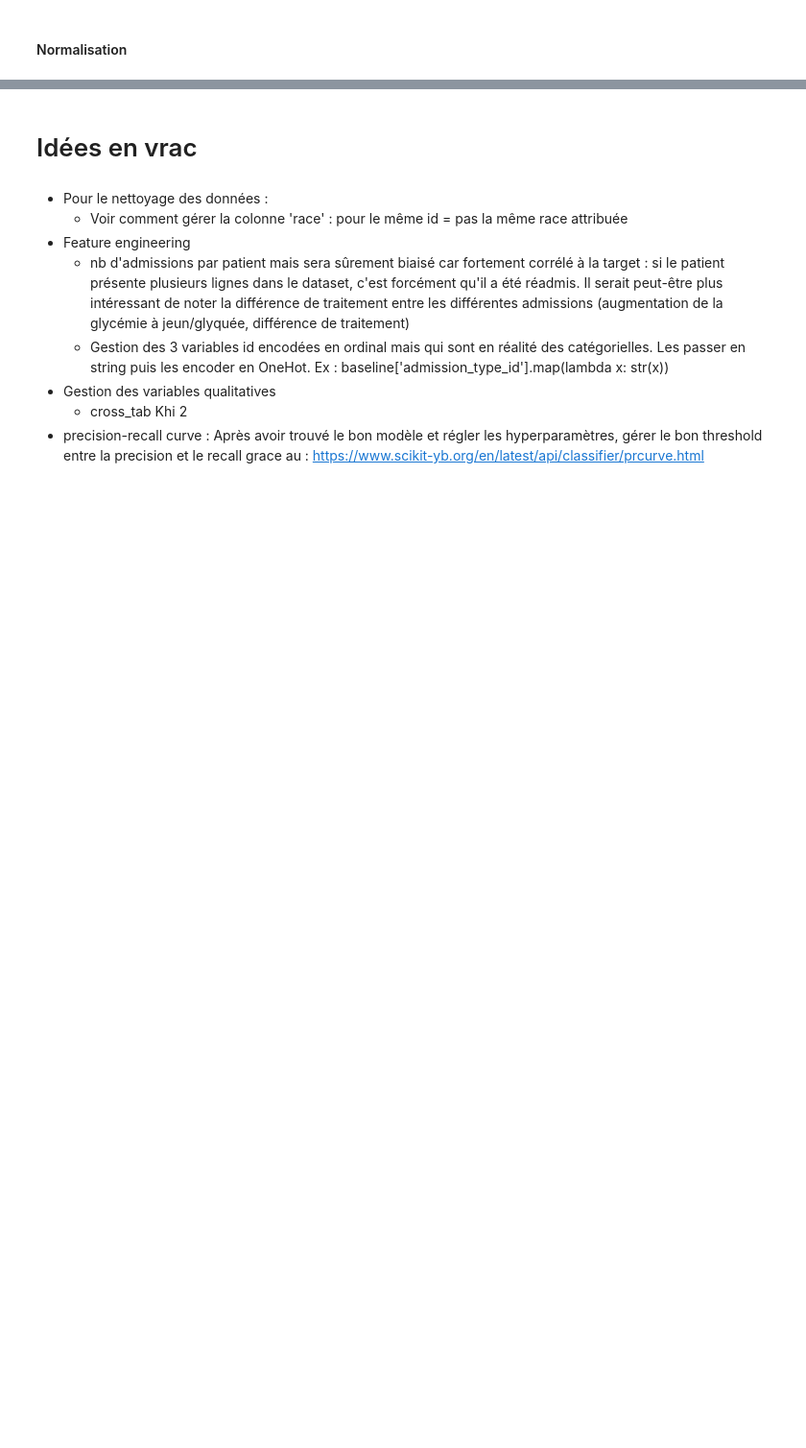
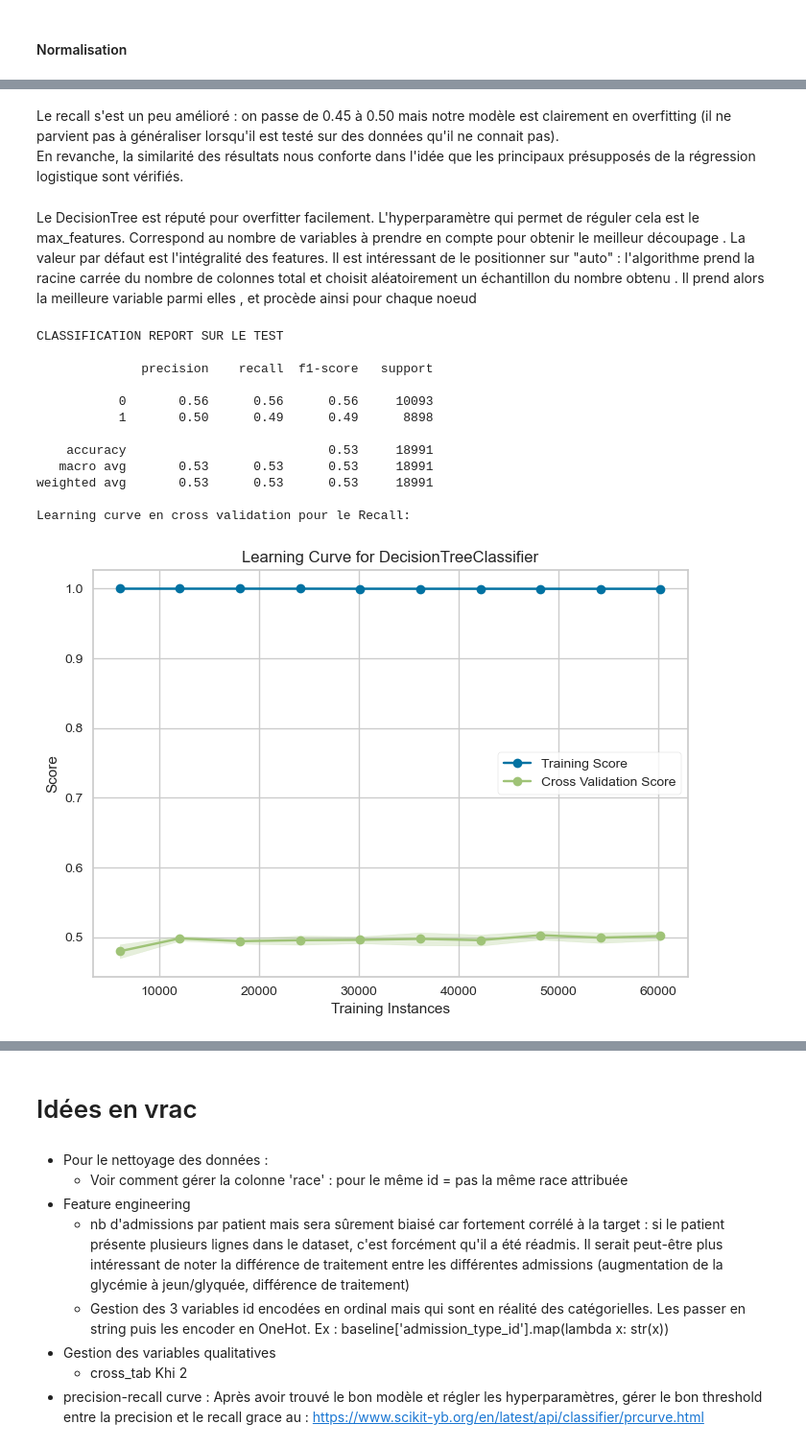
Before and after one commit to Gwendelina/130US_diabete, a Jupyter notebook: 130US_diabete.ipynb, the cells around one changed output, grey strips where cells are left out. Shown at 96% size. Saved outputs shown, nothing was run; the diff lists cells and outputs as text; code cells hidden in the pictures; blank space fills up the shorter version.

```diff
--- a/130US_diabete.ipynb
+++ b/130US_diabete.ipynb
@@ -2199,0 +2452,28 @@ On veut utiliser ce modèle car il est très simple à interpréter et permet de
+# %% [markdown]
+Le recall s'est un peu amélioré : on passe de 0.45 à 0.50 mais notre modèle est clairement en overfitting (il ne parvient pas à généraliser lorsqu'il est testé sur des données qu'il ne connait pas).
+En revanche, la similarité des résultats nous conforte dans l'idée que les principaux présupposés de la régression logistique sont vérifiés.
+# %% [markdown]
+Le DecisionTree est réputé pour overfitter facilement. L'hyperparamètre qui permet de réguler cela est le max_features. Correspond au
+nombre de variables à prendre en compte pour obtenir le
+meilleur découpage . La valeur par défaut est l'intégralité des features.
+Il est intéressant de le positionner sur "auto" : l'algorithme prend la racine carrée du
+nombre de colonnes total et choisit aléatoirement un échantillon du nombre obtenu . Il
+prend alors la meilleure variable parmi elles , et procède ainsi pour chaque noeud
+# %%
+model_dt_2 = DecisionTreeClassifier(random_state=5, max_features = "auto")
+# %%
+evaluation_bis(model_dt_2, scoring='recall')
+# %% [output]
+CLASSIFICATION REPORT SUR LE TEST
+
+              precision    recall  f1-score   support
+
+           0       0.56      0.56      0.56     10093
+           1       0.50      0.49      0.49      8898
+
+    accuracy                           0.53     18991
+   macro avg       0.53      0.53      0.53     18991
+weighted avg       0.53      0.53      0.53     18991
+
+Learning curve en cross validation pour le Recall:
+[figure, added]
```
Also changed, not shown: parts of 163 cells of this notebook.
